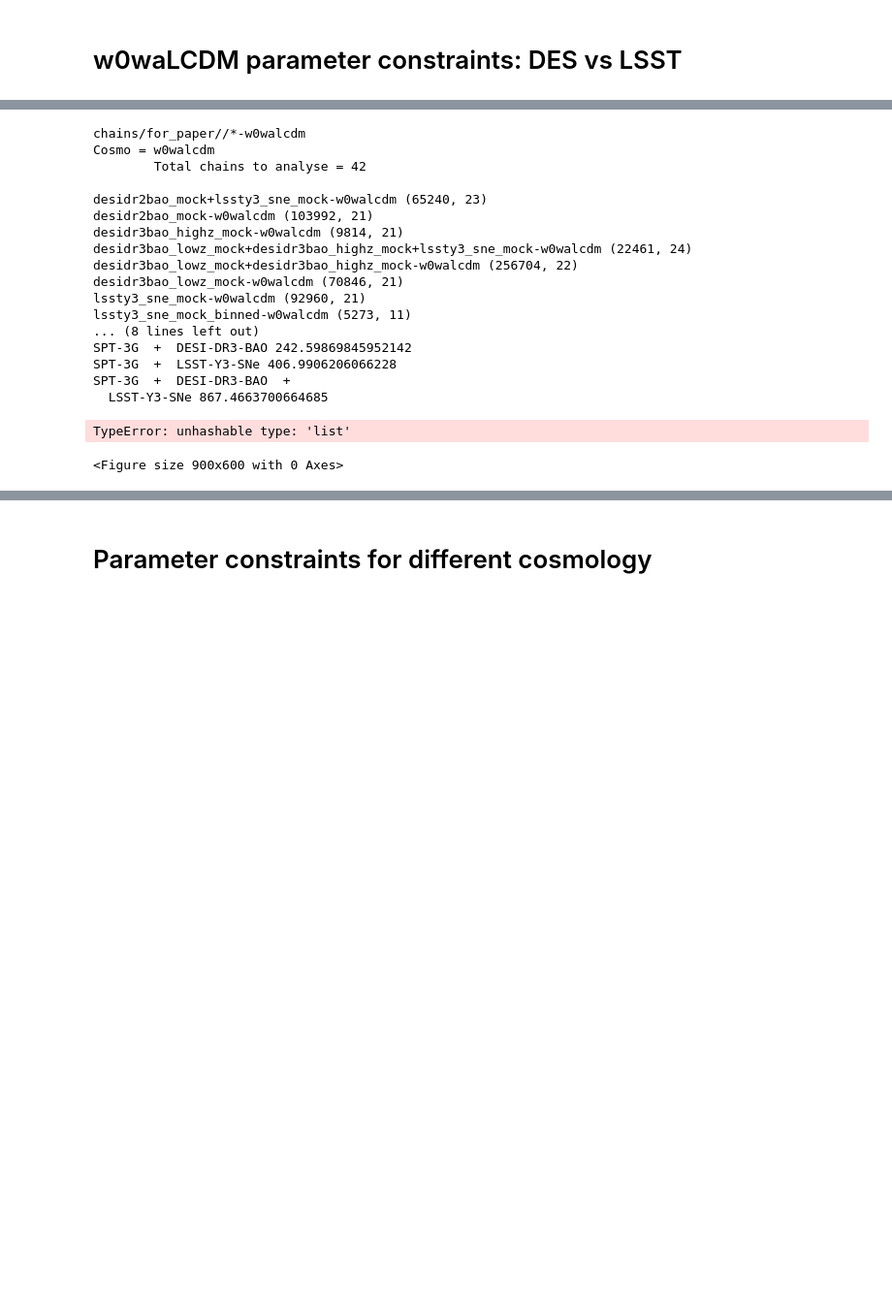
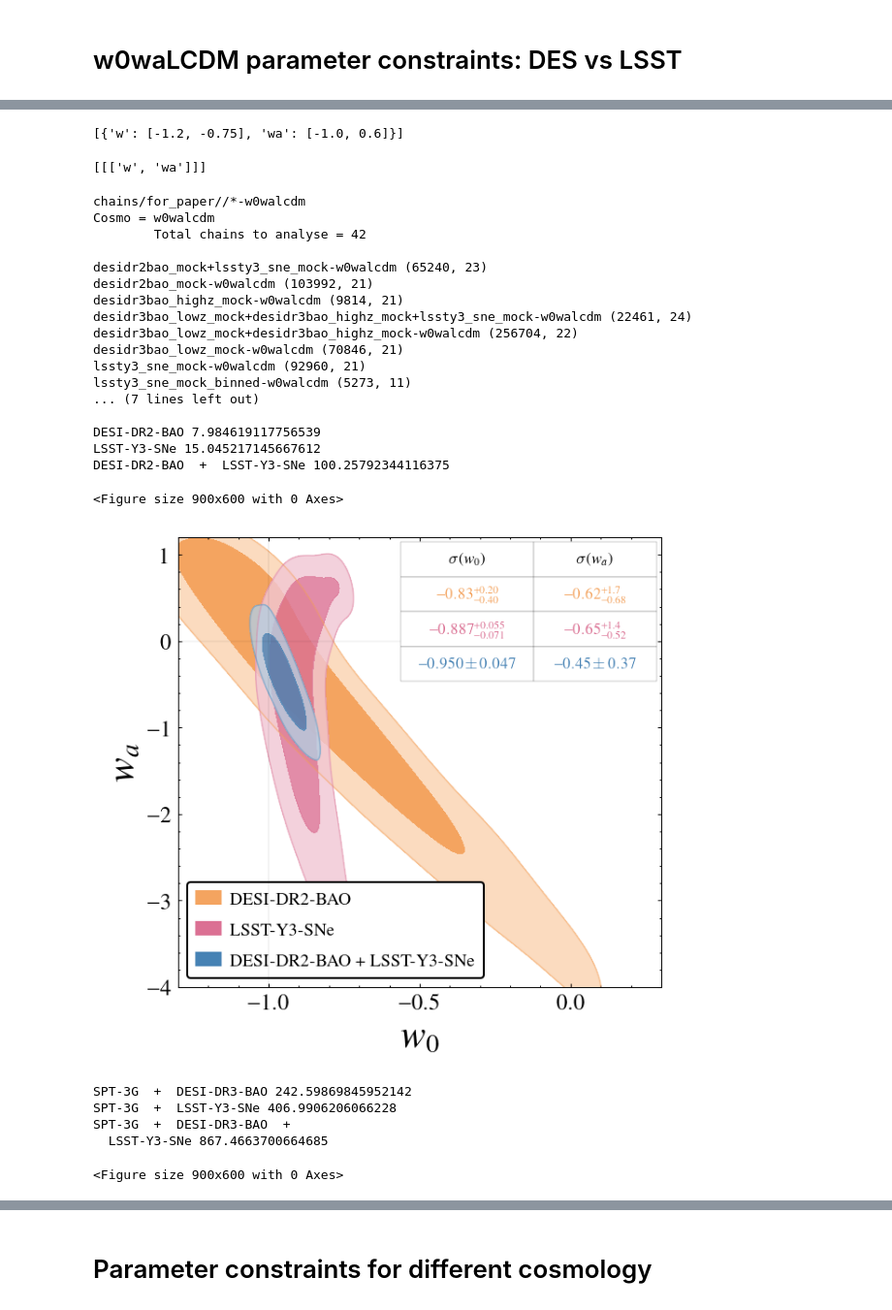
Before and after one commit to sriniraghunathan/CMB_BAO_SNe_likelihoods, a Jupyter notebook: analyse_chains_for_paper.ipynb, the cells around one changed output, grey strips where cells are left out. Shown at 97% size. Cells and saved outputs as stored; diff of their text form; code cells hidden in the pictures; blank space fills up the shorter version.

```diff
--- a/analyse_chains_for_paper.ipynb
+++ b/analyse_chains_for_paper.ipynb
@@ -314,3 +500,11 @@ SystemExit:
+# %%
+array_of_param_limits_dic
+# %% [output]
+[{'w': [-1.2, -0.75], 'wa': [-1.0, 0.6]}]
+# %%
+array_of_params_or_pairs_to_plot
+# %% [output]
+[[['w', 'wa']]]
 # %%
 cosmo_iter_dic = {'w0walcdm-w_wa': ['w', 'wa']}
 for cosmo_name_and_tag in cosmo_iter_dic:
@@ -364,7 +558,7 @@ for cosmo_name_and_tag in cosmo_iter_dic:
     #contour_colors = ['sandybrown', 'tab:red', 'tab:purple', 'tab:green', 'steelblue', 'tab:red', 'black']
 
     curr_param_limits_dic = {}
-    for pliter in range(1, 2):
+    for pliter in range(2):
         if pliter == 0:
             curr_param_limits_dic['w'] = [-1.3, 0.3]
             curr_param_limits_dic['wa'] = [-4., 1.2]
@@ -418,8 +612,6 @@ for cosmo_name_and_tag in cosmo_iter_dic:
             print( curr_lab, fom )
         #sys.exit()
 
-        #print( array_of_param_limits_dic_for_zoom )
-        #sys.exit()
         clf()
         g = misc_getdist.make_getdist_plot('plots_2d',
                                            samples_to_plot,
@@ -460,37 +652,42 @@ for cosmo_name_and_tag in cosmo_iter_dic:
         table.set_zorder(100)
 
         # Set the font size
         table.set_fontsize(curr_table_fontsize)
         table.set_zorder(100)
 
         for cellkey in table.get_celld():
             table[cellkey].set_linewidth(0.1)
             if cellkey[0] == 0: continue #header
             colorval = colors_table[cellkey[0]-1, 0]
             #print(cellkey, colorval, table[cellkey].get_text())
             table[cellkey].get_text().set_color(colorval)
 
         plname = '%s/%s_desi_lsst_cmb_combinations_for_spt_iter%s.pdf' %(pl_folder, cosmo_name_and_tag, pliter)
 
         ##savefig(plname, dpi = 200.)
         show()
 # %% [output]
 chains/for_paper//*-w0walcdm
 Cosmo = w0walcdm
         Total chains to analyse = 42
 
 desidr2bao_mock+lssty3_sne_mock-w0walcdm (65240, 23)
 desidr2bao_mock-w0walcdm (103992, 21)
 desidr3bao_highz_mock-w0walcdm (9814, 21)
 desidr3bao_lowz_mock+desidr3bao_highz_mock+lssty3_sne_mock-w0walcdm (22461, 24)
 desidr3bao_lowz_mock+desidr3bao_highz_mock-w0walcdm (256704, 22)
 desidr3bao_lowz_mock-w0walcdm (70846, 21)
 lssty3_sne_mock-w0walcdm (92960, 21)
 lssty3_sne_mock_binned-w0walcdm (5273, 11)
-... (8 lines left out)
-SPT-3G  +  DESI-DR3-BAO 242.59869845952142
-SPT-3G  +  LSST-Y3-SNe 406.9906206066228
-SPT-3G  +  DESI-DR3-BAO  +
-  LSST-Y3-SNe 867.4663700664685
+... (7 lines left out)
+
+DESI-DR2-BAO 7.984619117756539
+LSST-Y3-SNe 15.045217145667612
+DESI-DR2-BAO  +  LSST-Y3-SNe 100.25792344116375
-TypeError: unhashable type: 'list'
+<Figure size 900x600 with 0 Axes>
+[figure, added]
-<Figure size 900x600 with 0 Axes>
+SPT-3G  +  DESI-DR3-BAO 242.59869845952142
+SPT-3G  +  LSST-Y3-SNe 406.9906206066228
+SPT-3G  +  DESI-DR3-BAO  +
+  LSST-Y3-SNe 867.4663700664685
+<Figure size 900x600 with 0 Axes>
```
Also changed, not shown: parts of 4 cells of this notebook, 47 other files.
